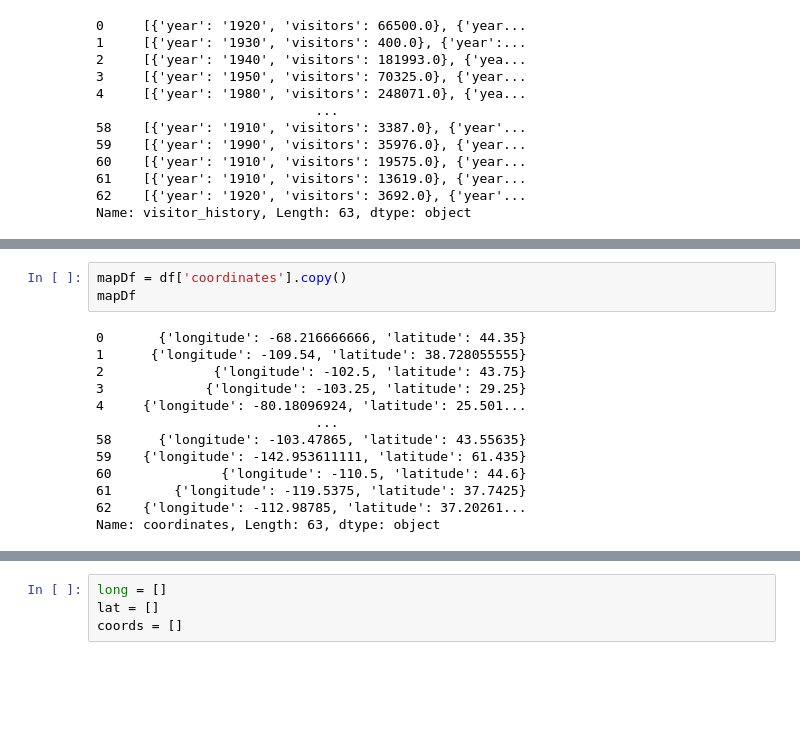
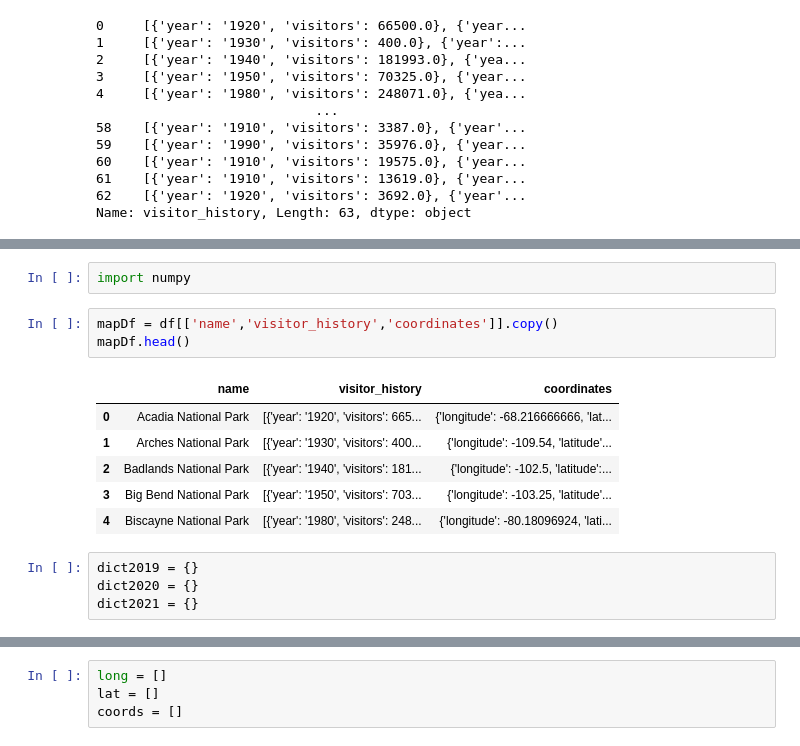
Before and after one commit to mhshaw2005/info25final, a Jupyter notebook: dataCleaningDraft.ipynb, the cells around one changed output, grey strips where cells are left out. Saved outputs shown, nothing was run; the diff lists cells and outputs as text; blank space fills up the shorter version.

```diff
--- a/dataCleaningDraft.ipynb
+++ b/dataCleaningDraft.ipynb
@@ -165,18 +163,18 @@ df
 | 62 | Zion National Park | Q205325 | [{'year': '1920', 'visitors': 369... | {'longitude': -112.98785, 'latitu... |
 63 rows × 4 columns
 # %%
-mapDf = df['coordinates'].copy()
-mapDf
+import numpy
-# %% [output]
-0       {'longitude': -68.216666666, 'latitude': 44.35}
-1      {'longitude': -109.54, 'latitude': 38.728055555}
-2              {'longitude': -102.5, 'latitude': 43.75}
-3             {'longitude': -103.25, 'latitude': 29.25}
-4     {'longitude': -80.18096924, 'latitude': 25.501...
-                            ...
-58      {'longitude': -103.47865, 'latitude': 43.55635}
-59    {'longitude': -142.953611111, 'latitude': 61.435}
-60              {'longitude': -110.5, 'latitude': 44.6}
-61        {'longitude': -119.5375, 'latitude': 37.7425}
-62    {'longitude': -112.98785, 'latitude': 37.20261...
-Name: coordinates, Length: 63, dtype: object
+# %%
+mapDf = df[['name','visitor_history','coordinates']].copy()
+mapDf.head()
+# %% [output]
+|  | name | visitor_history | coordinates |
+| 0 | Acadia National Park | [{'year': '1920', 'visitors': 665... | {'longitude': -68.216666666, 'lat... |
+| 1 | Arches National Park | [{'year': '1930', 'visitors': 400... | {'longitude': -109.54, 'latitude'... |
+| 2 | Badlands National Park | [{'year': '1940', 'visitors': 181... | {'longitude': -102.5, 'latitude':... |
+| 3 | Big Bend National Park | [{'year': '1950', 'visitors': 703... | {'longitude': -103.25, 'latitude'... |
+| 4 | Biscayne National Park | [{'year': '1980', 'visitors': 248... | {'longitude': -80.18096924, 'lati... |
+# %%
+dict2019 = {}
+dict2020 = {}
+dict2021 = {}
```
Also changed, not shown: parts of 22 cells of this notebook, 2 other files.
